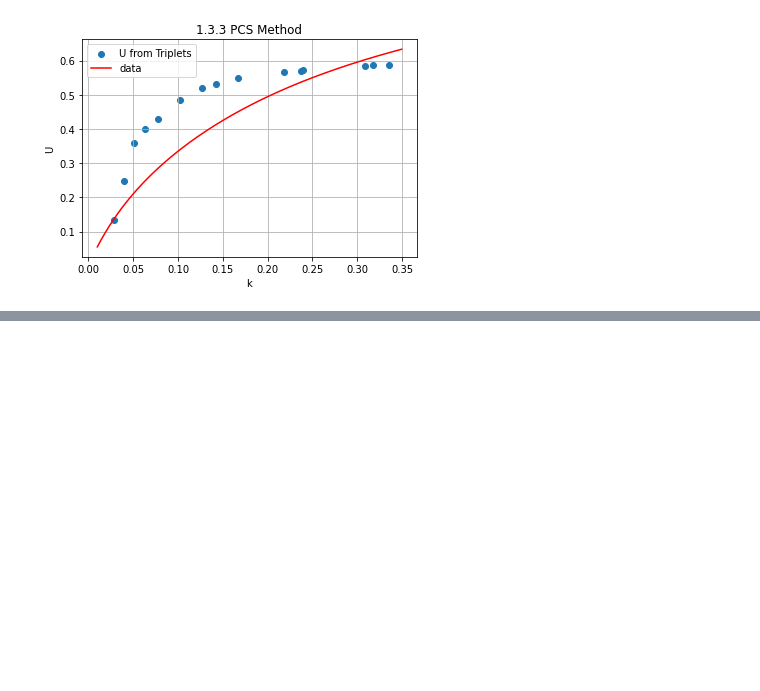
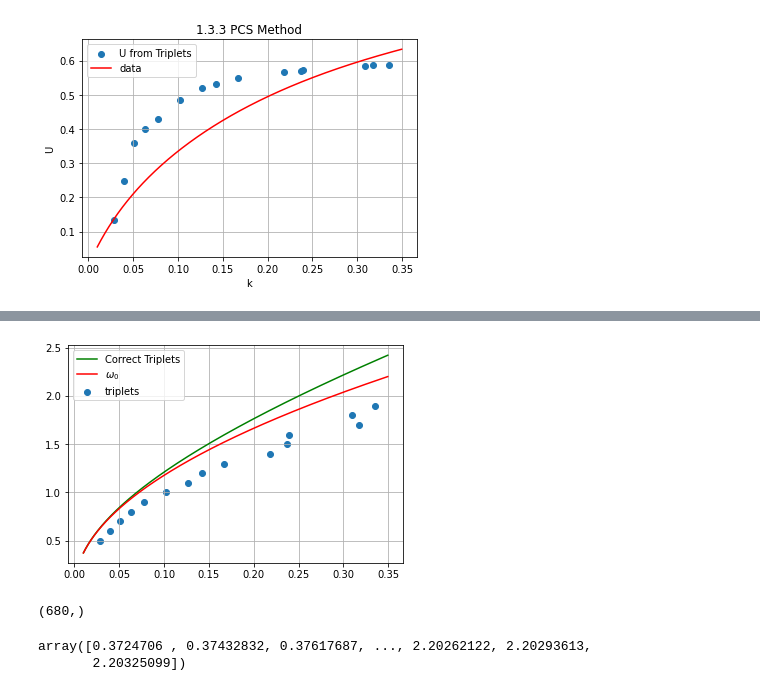
Before and after one commit to joeyanderson1/4th-Year-Thesis, a Jupyter notebook: Normalized Scalar Product Method.ipynb, the cells around one changed output, grey strips where cells are left out. Saved outputs shown, nothing was run; the diff lists cells and outputs as text; code cells hidden in the pictures; blank space fills up the shorter version.

```diff
--- a/Normalized Scalar Product Method.ipynb
+++ b/Normalized Scalar Product Method.ipynb
@@ -537,0 +547,8 @@ plt.plot()
+# %%
+x = np.array(x)
+y = np.array(y)
+z = np.array(z)
+t = np.array(t)
+k = np.array(k)
+U = np.array(U)
+Uk = np.array(Uk)
@@ -537,0 +572,2 @@ plt.plot()
+# %%
+velocity = Uk[:,0]
@@ -537,0 +619,7 @@ plt.plot()
+# %%
+kx_0 = np.arange(0.01, 0.35, 0.0005)
+ky_0 = np.arange(0.01, 0.35, 0.0005)
+# DWL = deep water limit
+
+w_0 = np.sqrt( 9.81 * np.sqrt( (kx_0)**2  + (ky_0)**2 ) )
+# DWL formula
@@ -537,0 +630,3 @@ plt.plot()
+# %%
+correct_w_trips = w_0 + k*velocity
+correct_w_trips
@@ -537,0 +651,11 @@ plt.plot()
+# %%
+plt.plot(k, correct_w_trips, color = 'green', label = 'Correct Triplets')
+
+plt.plot(k, w_0, color = 'red', label='$\omega_{0}$')
+
+plt.scatter(np.sqrt(kx**2+ky**2), freqs, label= 'triplets')
+
+plt.legend()
+plt.grid(True)
+# %% [output]
+[figure, added]
@@ -537,0 +669,4 @@ plt.plot()
+# %%
+w_0.shape
+# %% [output]
+(680,)
@@ -537,0 +680,5 @@ plt.plot()
+# %%
+DWL_omega
+# %% [output]
+array([0.3724706 , 0.37432832, 0.37617687, ..., 2.20262122, 2.20293613,
+       2.20325099])
```
Also changed, not shown: parts of 38 cells of this notebook.
